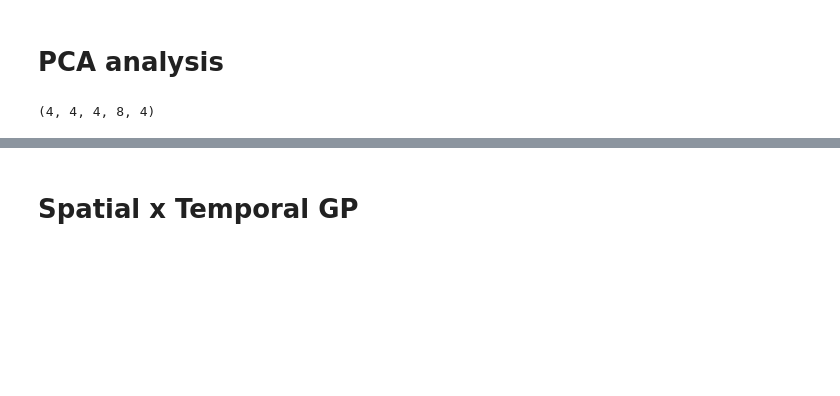
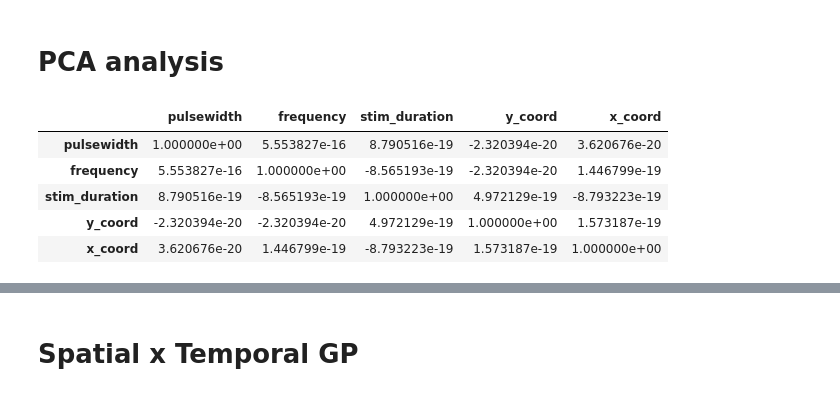
Before and after one commit to mauri9rivera/work, a Jupyter notebook: src/dev/neurostim.ipynb, the cells around one changed output, grey strips where cells are left out. Saved outputs shown, nothing was run; the diff lists cells and outputs as text; code cells hidden in the pictures; blank space fills up the shorter version.

```diff
--- a/src/dev/neurostim.ipynb
+++ b/src/dev/neurostim.ipynb
@@ -489,9 +588,3 @@ plt.show()
 [figure]
 # %% [markdown]
 # PCA analysis
-# %%
-data = peak_map[EMG_CHANNEL, :, :, :, :, :]
-norm_data = (data - data.mean()) / data.std()
-norm_data.shape
-# %% [output]
-(4, 4, 4, 8, 4)
@@ -531,6 +628,15 @@ Z = df[["pulsewidth", "frequency", "stim_duration", "y_coord", "x_coord"]]
 
 # Compute the covariance
 c = Z.cov()
+# %%
+c
+# %% [output]
+|  | pulsewidth | frequency | stim_duration | y_coord | x_coord |
+| pulsewidth | 1.000000e+00 | 5.553827e-16 | 8.790516e-19 | -2.320394e-20 | 3.620676e-20 |
+| frequency | 5.553827e-16 | 1.000000e+00 | -8.565193e-19 | -2.320394e-20 | 1.446799e-19 |
+| stim_duration | 8.790516e-19 | -8.565193e-19 | 1.000000e+00 | 4.972129e-19 | -8.793223e-19 |
+| y_coord | -2.320394e-20 | -2.320394e-20 | 4.972129e-19 | 1.000000e+00 | 1.573187e-19 |
+| x_coord | 3.620676e-20 | 1.446799e-19 | -8.793223e-19 | 1.573187e-19 | 1.000000e+00 |
 # %%
 eigenvals, eigenvectors = np.linalg.eig(c)
 print('Eigen values shape: ', eigenvals.shape)
```
Also changed, not shown: parts of 28 cells of this notebook, 1 other file.
